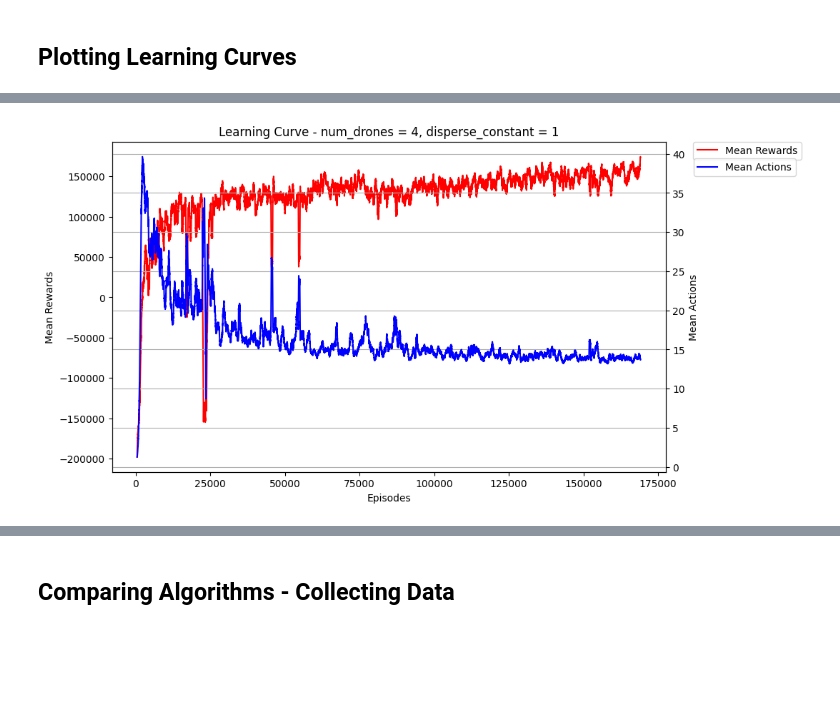
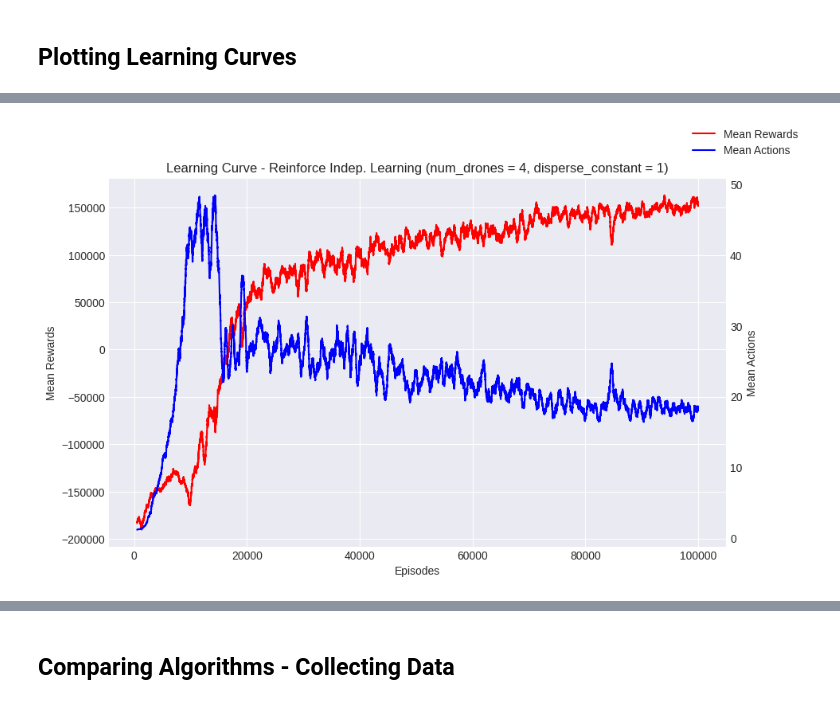
Before and after one commit to pfeinsper/drone-swarm-search-algorithms, a Jupyter notebook: performance_analysis.ipynb, the cells around one changed output, grey strips where cells are left out. Cells and saved outputs as stored; diff of their text form; code cells hidden in the pictures; blank space fills up the shorter version.

```diff
--- a/performance_analysis.ipynb
+++ b/performance_analysis.ipynb
@@ -26,23 +17,20 @@ from greedy_test import run_one_episode_greedy
 # %% [markdown]
 ## Load Data
-# %%
-def load_data(config):
-    statistics = pd.read_csv(
-        f"data_new/statistics_{config.grid_size}_{config.n_drones}_{config.disperse_constant}_new.csv"
-    )
-    nn = torch.load(
-        f"data_new/nn_{config.grid_size}_{config.n_drones}_{config.disperse_constant}_new.pt"
-    )
-
-    return statistics, nn
+# %%
+DATA_FOLDER = "data"
+def load_data(config, algorithm):
+    statistics = pd.read_csv(
+        f"{DATA_FOLDER}/statistics_{config}_{algorithm}.csv"
+    )
+    return statistics
 # %% [markdown]
 ## Plotting Learning Curves
 # %%
-def plot_learning_curve(statistics, n_config):
-    config = get_config(n_config)
+def plot_learning_curve(statistics, config, algorithm):
     num_drones = config.n_drones
     disperse_constant = config.disperse_constant
-    _, ax1 = plt.subplots(figsize=(10, 6))
+    plt.style.use("seaborn-v0_8-darkgrid")
+    fig, ax1 = plt.subplots(figsize=(10, 6))
     ax2 = ax1.twinx()
 
     # Plot mean rewards considering a window of 500 episodes
@@ -68,10 +56,10 @@ def plot_learning_curve(statistics, n_config):
     ax2.set_ylabel("Mean Actions")
 
     # Legend, title and labels
-    ax1.legend(loc="upper left", bbox_to_anchor=(1.05, 1), borderaxespad=0.0)
-    ax2.legend(loc="upper right", bbox_to_anchor=(1.235, 0.95), borderaxespad=0.0)
-    plt.title(f"Learning Curve - {num_drones = }, {disperse_constant = }")
+    fig.legend()
+    plt.title(f"Learning Curve - {algorithm} ({num_drones = }, {disperse_constant = })")
     ax1.set_xlabel("Episodes")
     plt.grid()
-    plt.savefig(f"imgs/learning_curve_nd{num_drones}_dc{disperse_constant}.png", dpi=300)
+    algorithm_name = "_".join(algorithm.split(" ")).lower()
+    plt.savefig(f"imgs/learning_curve_nd{num_drones}_dc{disperse_constant}_{algorithm_name}.png", dpi=300)
     plt.show()
@@ -84,6 +66,6 @@ plot_learning_curve(statistics_config_1, 1)
 # %%
 config_2 = get_config(2)
-statistics_config_2, nn_config_2 = load_data(config_2)
-plot_learning_curve(statistics_config_2, 2)
+stat_rf_il = load_data(config_2, "reinforce_il")
+plot_learning_curve(stat_rf_il, config_2, "Reinforce Indep. Learning")
 # %% [output]
-[figure, old version]
+[figure, new version]
```
Also changed, not shown: parts of 15 cells of this notebook, 41 other files.
